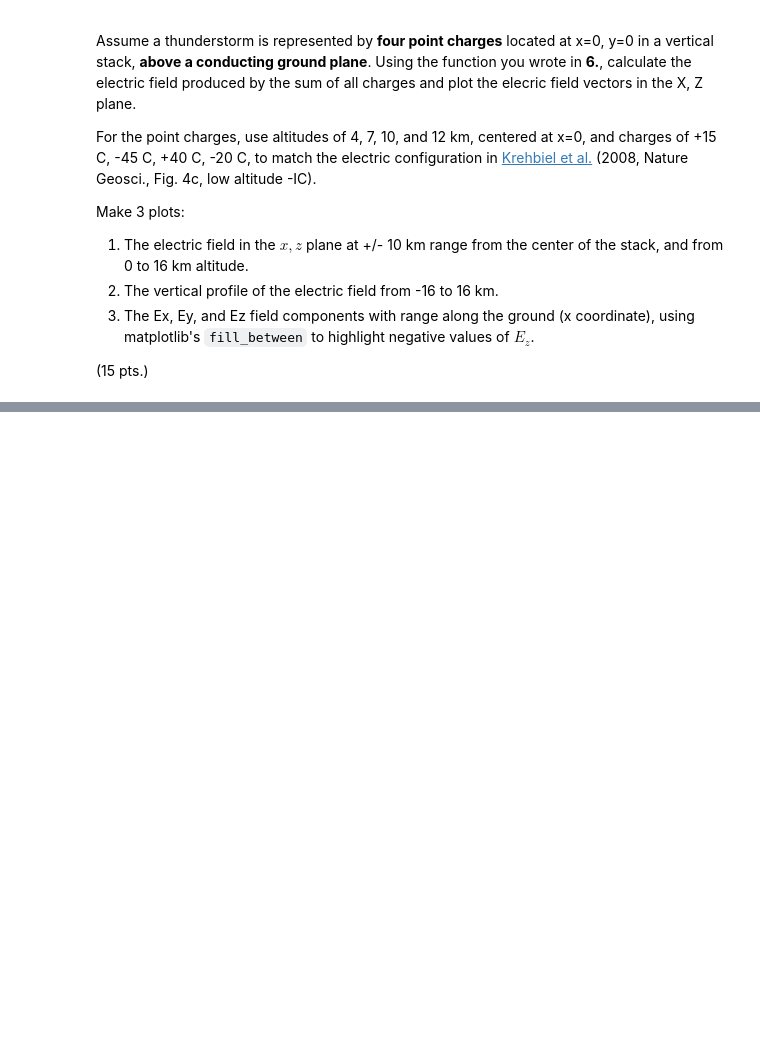
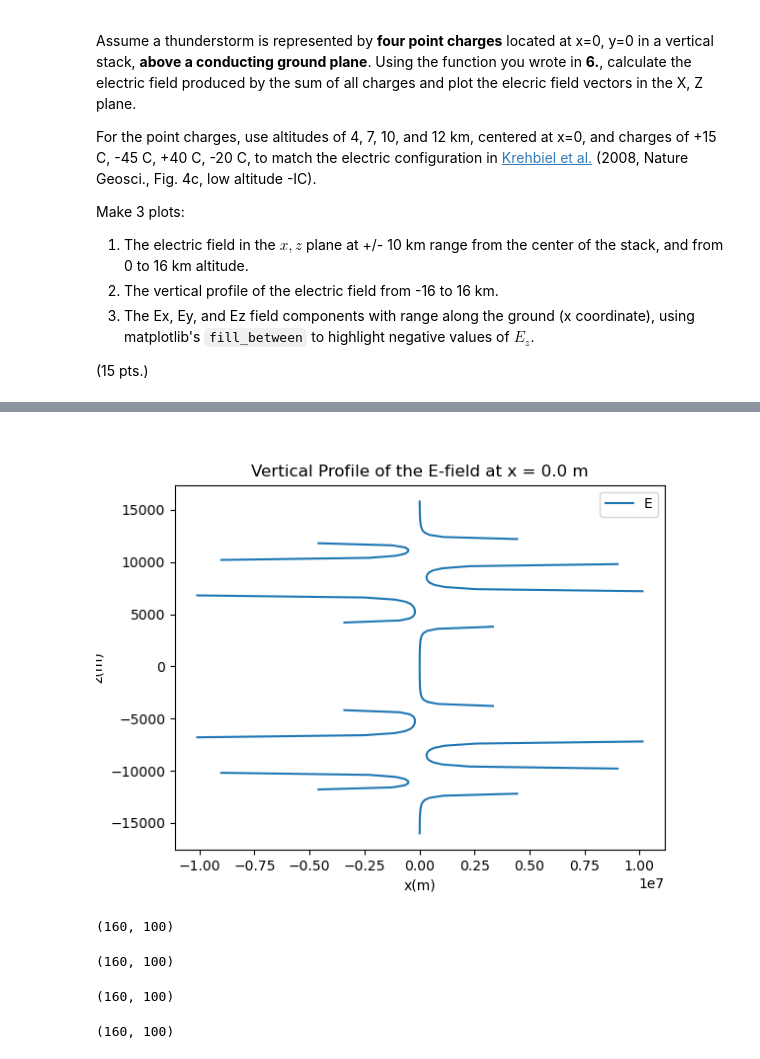
Before and after one commit to JuliaBuhrman/atmo_electricity, a Jupyter notebook: hw2.ipynb, the cells around one changed output, grey strips where cells are left out. Cells and saved outputs as stored; diff of their text form; code cells hidden in the pictures; blank space fills up the shorter version.

```diff
--- a/hw2.ipynb
+++ b/hw2.ipynb
@@ -495,21 +528,24 @@ np.shape(X)
 # %%
 z_0 = np.array([4e3, 7e3, 10e3, 12e3])
-r_0 = np.stack((np.zeros_like(z_0), z_0), axis=-1) # x, z for every point charge, stack joins the arrays so that they can be in x, z order
+r_0 = np.stack((np.zeros_like(z_0), np.zeros_like(z_0), z_0), axis=-1) # x, y, z for every point charge, stack joins the arrays so that they can be in x,y, z order
 
-print(r_0.shape)
+X_short = X[z>=0]
+Y_short = Y[z>=0]
+Z_short = Z[z>=0]
+print(f'r_0 shape:{r_0.shape}') # 4 charges in 3 dimensions
 # make r also in x, z
-r = np.stack((X,Z), axis=-1) # (x,z) pairs
-print(r.shape)
+r = np.stack((X, Y, Z), axis=-1) # (x,y,z) pairs
+print(f'r shape: {r.shape}')
 
-r_reshape = r[:, :, np.newaxis, :] # we need to make an extra dimension since we don't have one for r0 = 4 yet, but we need to keep 2 at the end so we can subtract
-print((r_reshape).shape)
+r_reshape = r[..., np.newaxis, :] # we need to make an extra dimension since we don't have one for r0 = 4 yet, but we need to keep 2 at the end so we can subtract
+print(f'r_reshape: {(r_reshape).shape}')
 r_0_reshape = r_0[np.newaxis, np.newaxis, :, :] # this makes r_0 the "same" shape as r since r has the extra 2 dimensions at the beginning
-print((r_0_reshape).shape)
+print(f'r_0 reshape: {(r_0_reshape).shape}')
 
 r_vector = r_0_reshape - r_reshape
-print(r_vector.shape)
+print(f'r_vector shape: {r_vector.shape}')
 
 q_array = np.array([15, -45, 40, -20])
 q = q_array[np.newaxis, np.newaxis, :, np.newaxis] # makes q also in same dimensions
-print(q.shape)
+print(f'q shape:{q.shape}')
 # %% [output]
@@ -688,0 +622,27 @@ E_ground_plane = E_
+# %%
+x_index = Ez.shape[1] // 2 # floor division, rounds down to nearest whole number and guarantees a float
+plt.figure()
+plt.plot(Ez[:, x_index], z, label='E')
+plt.title(f'Vertical Profile of the E-field at x = {x[x_index]} m')
+plt.ylabel('z(m)')
+plt.xlabel('x(m)')
+plt.legend()
+plt.show()
+# %% [output]
+[figure, added]
+# %%
+X.shape
+# %% [output]
+(160, 100)
+# %%
+Ex.shape
+# %% [output]
+(160, 100)
+# %%
+Ey.shape
+# %% [output]
+(160, 100)
+# %%
+Ez.shape
+# %% [output]
+(160, 100)
```
Also changed, not shown: parts of 44 cells of this notebook.
